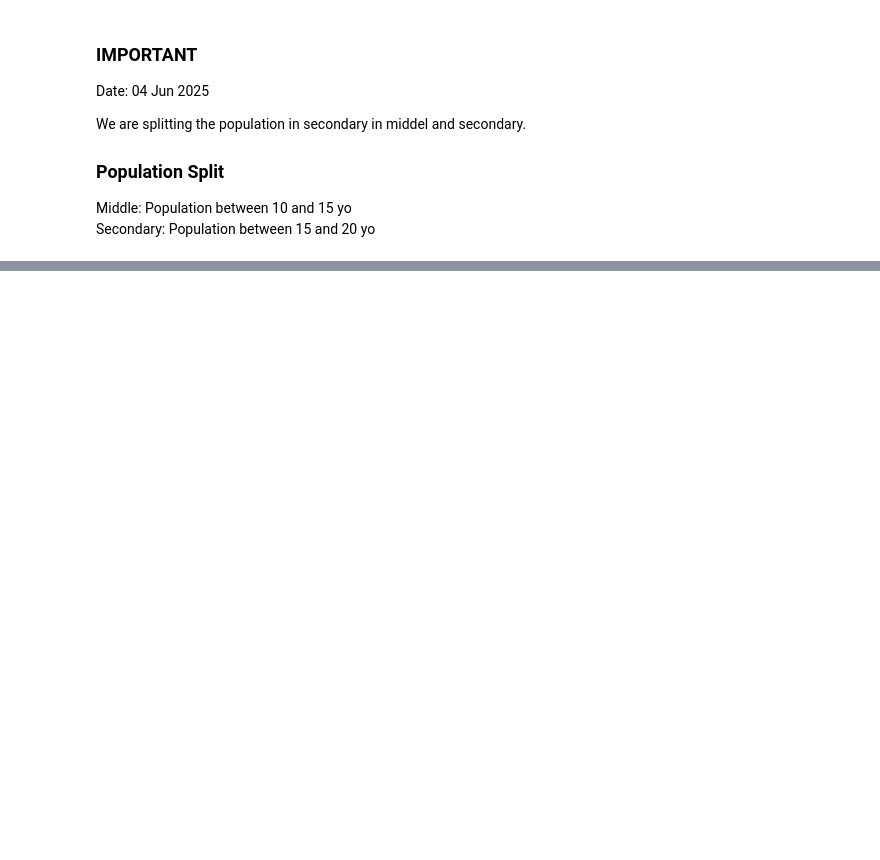
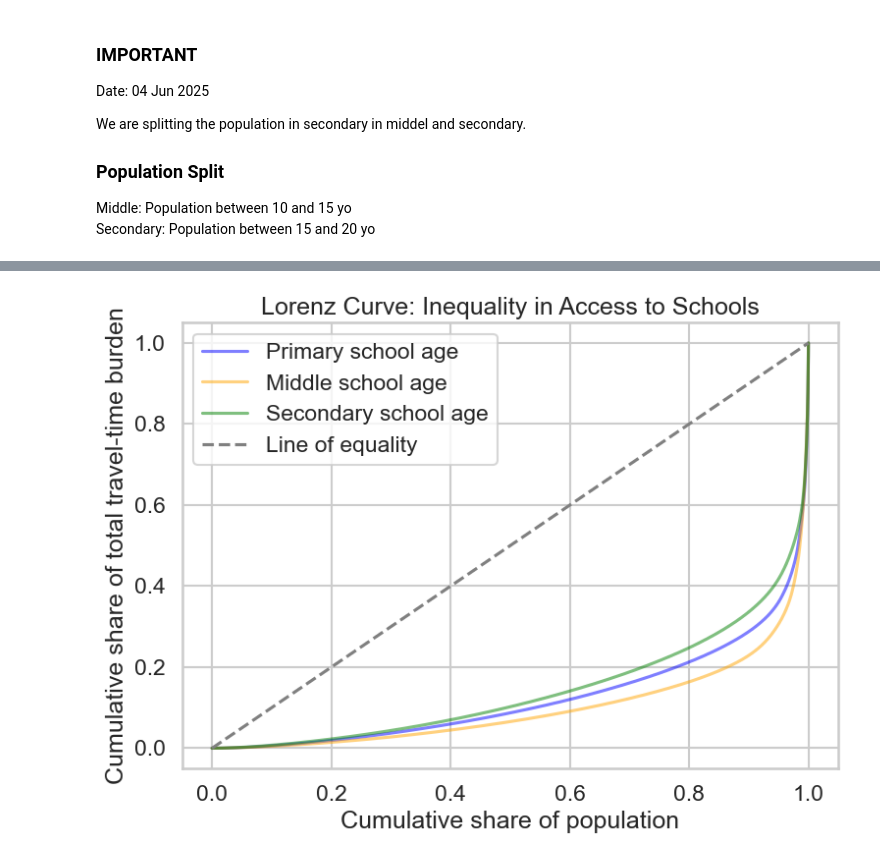
Before and after one commit to Claudio9701/amazon-settlements-edu-access, a Jupyter notebook: 04_population_distance_analysis_with_bra.ipynb, the cells around one changed output, grey strips where cells are left out. Saved outputs shown, nothing was run; the diff lists cells and outputs as text; code cells hidden in the pictures; blank space fills up the shorter version.

```diff
--- a/04_population_distance_analysis_with_bra.ipynb
+++ b/04_population_distance_analysis_with_bra.ipynb
@@ -313,0 +649,2 @@ gdf_combined_stats["duration_to_nearest_secondary_schools_label"] = gdf_combined
+# %%
+gdf_combined_stats.loc[:, "geometry"] = gdf_combined["geometry"].values
@@ -313,0 +657,2 @@ gdf_combined_stats["duration_to_nearest_secondary_schools_label"] = gdf_combined
+# %%
+gdf_combined_stats = gpd.GeoDataFrame(gdf_combined_stats)
@@ -690,6 +1142,35 @@ df_lorenz["duration_weighted"] = (
 df_lorenz["cum_duration"] = df_lorenz["duration_weighted"].cumsum()
 df_lorenz["cum_duration_share"] = (
     df_lorenz["cum_duration"] / df_lorenz["duration_weighted"].sum()
+)
+
+# Create a copy with relevant columns
+df_lorenz_mid = (
+    gdf_combined_stats[["duration_to_nearest_middle_schools", "pop_middle_school_age"]]
+    .dropna()
+    .copy()
+)
+
+# Remove zero-pop cells
+df_lorenz_mid = df_lorenz_mid[df_lorenz_mid.pop_middle_school_age > 0]
+
+# Sort by duration
+df_lorenz_mid.sort_values("duration_to_nearest_middle_schools", inplace=True)
+
+# Compute cumulative population and cumulative share
+df_lorenz_mid["cum_pop"] = df_lorenz_mid["pop_middle_school_age"].cumsum()
+df_lorenz_mid["cum_pop_share"] = (
+    df_lorenz_mid["cum_pop"] / df_lorenz_mid["pop_middle_school_age"].sum()
+)
+
+# Weight durations by population (population-weighted Lorenz curve)
+df_lorenz_mid["duration_weighted"] = (
+    df_lorenz_mid["duration_to_nearest_middle_schools"]
+    * df_lorenz_mid["pop_middle_school_age"]
+)
+df_lorenz_mid["cum_duration"] = df_lorenz_mid["duration_weighted"].cumsum()
+df_lorenz_mid["cum_duration_share"] = (
+    df_lorenz_mid["cum_duration"] / df_lorenz_mid["duration_weighted"].sum()
 )
 
 # Create a copy with relevant columns
@@ -723,33 +1204,42 @@ df_lorenz_sec["cum_duration_share"] = (
     df_lorenz_sec["cum_duration"] / df_lorenz_sec["duration_weighted"].sum()
 )
 
 # Plot both Lorenz curves on the same plot
 plt.figure(figsize=(8, 6))
 plt.plot(
     df_lorenz["cum_pop_share"],
     df_lorenz["cum_duration_share"],
     label="Primary school age",
     color="blue",
     alpha=0.5,
 )
 plt.plot(
+    df_lorenz_mid["cum_pop_share"],
+    df_lorenz_mid["cum_duration_share"],
+    label="Middle school age",
+    color="orange",
+    alpha=0.5,
+)
+plt.plot(
     df_lorenz_sec["cum_pop_share"],
     df_lorenz_sec["cum_duration_share"],
     label="Secondary school age",
     color="green",
     alpha=0.5,
 )
 plt.plot([0, 1], [0, 1], linestyle="--", color="gray", label="Line of equality")
 plt.title("Lorenz Curve: Inequality in Access to Schools")
 plt.xlabel("Cumulative share of population")
 plt.ylabel("Cumulative share of total travel-time burden")
 plt.legend()
 plt.grid(True)
 plt.tight_layout()
 
 plt.savefig("outputs/figures/access_inequality_lorenz_curve.png", dpi=300)
 
 plt.show()
+# %% [output]
+[figure, added]
 # %%
 plt.figure(figsize=(10, 6))
 sns.boxplot(
```
Also changed, not shown: parts of 71 cells of this notebook.
